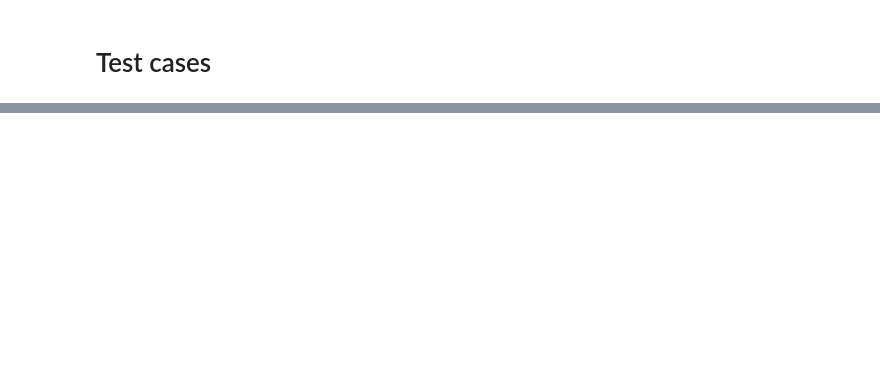
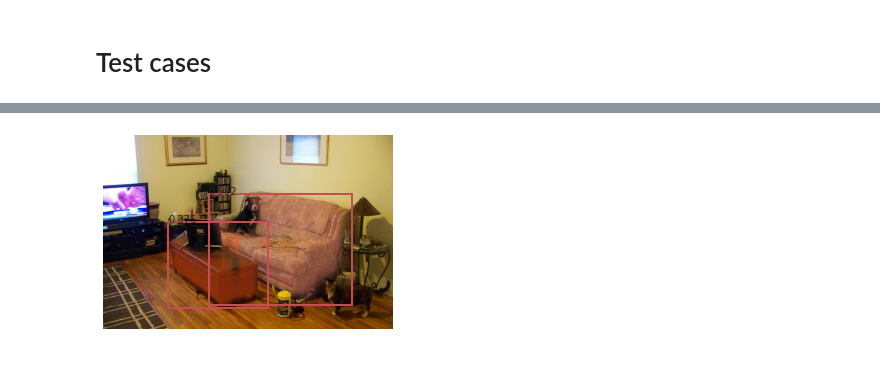
Before and after one commit to alexxcollins/INM705_CW_Collins_Velagala, a Jupyter notebook: notebooks/try_model_building.ipynb, the cells around one changed output, grey strips where cells are left out. Saved outputs shown, nothing was run; the diff lists cells and outputs as text; code cells hidden in the pictures; blank space fills up the shorter version.

```diff
--- a/notebooks/try_model_building.ipynb
+++ b/notebooks/try_model_building.ipynb
@@ -244,0 +255,5 @@ val_data.plot_img_with_ann(idx[0], bboxes = True)
+# %%
+y_pred = model(X.to(device))
+val_data.plot_predictions(idx[0], y_pred)
+# %% [output]
+[figure, added]
```
Also changed, not shown: parts of 27 cells of this notebook, 4 other files.
